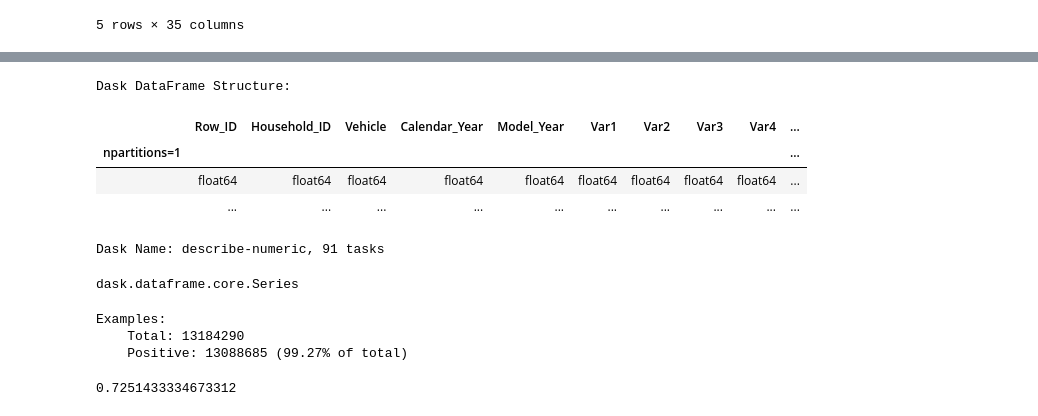
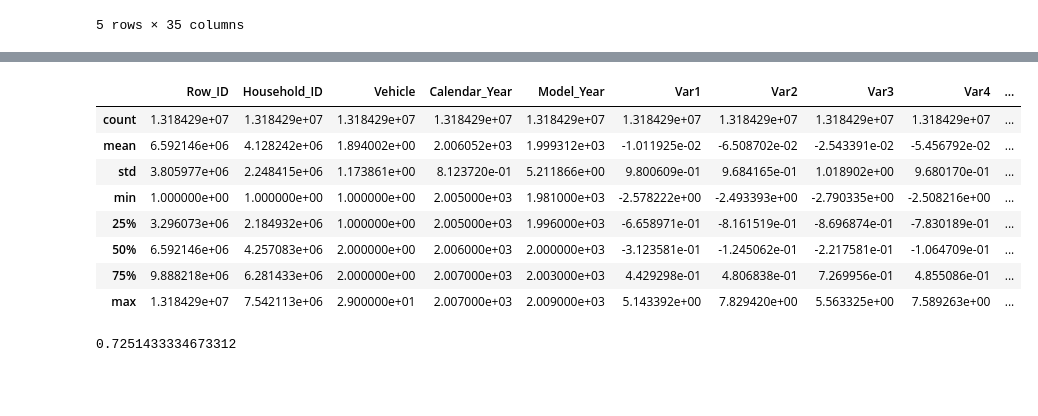
Before and after one commit to aderdouri/ActuarialThesis, a Jupyter notebook: AllstateClaimPredictionChallenge/myAllstateDataAnalysis2012.ipynb, the cells around one changed output, grey strips where cells are left out. Drawn from its saved outputs; the diff is of its cells as text; code cells hidden in the pictures; blank space fills up the shorter version.

```diff
--- a/AllstateClaimPredictionChallenge/myAllstateDataAnalysis2012.ipynb
+++ b/AllstateClaimPredictionChallenge/myAllstateDataAnalysis2012.ipynb
@@ -84,13 +82,12 @@ dtypes: object(17), float64(13), int64(5)
 # %%
-dask_df.describe()
+train_data.describe()
 # %% [output]
-Dask DataFrame Structure:
 |  | Row_ID | Household_ID | Vehicle | Calendar_Year | Model_Year | Var1 | Var2 | Var3 | Var4 | ... |
-| npartitions=1 |  |  |  |  |  |  |  |  |  | ... |
-|  | float64 | float64 | float64 | float64 | float64 | float64 | float64 | float64 | float64 | ... |
-|  | ... | ... | ... | ... | ... | ... | ... | ... | ... | ... |
+| count | 1.318429e+07 | 1.318429e+07 | 1.318429e+07 | 1.318429e+07 | 1.318429e+07 | 1.318429e+07 | 1.318429e+07 | 1.318429e+07 | 1.318429e+07 | ... |
+| mean | 6.592146e+06 | 4.128242e+06 | 1.894002e+00 | 2.006052e+03 | 1.999312e+03 | -1.011925e-02 | -6.508702e-02 | -2.543391e-02 | -5.456792e-02 | ... |
+| std | 3.805977e+06 | 2.248415e+06 | 1.173861e+00 | 8.123720e-01 | 5.211866e+00 | 9.800609e-01 | 9.684165e-01 | 1.018902e+00 | 9.680170e-01 | ... |
+| min | 1.000000e+00 | 1.000000e+00 | 1.000000e+00 | 2.005000e+03 | 1.981000e+03 | -2.578222e+00 | -2.493393e+00 | -2.790335e+00 | -2.508216e+00 | ... |
+| 25% | 3.296073e+06 | 2.184932e+06 | 1.000000e+00 | 2.005000e+03 | 1.996000e+03 | -6.658971e-01 | -8.161519e-01 | -8.696874e-01 | -7.830189e-01 | ... |
+| 50% | 6.592146e+06 | 4.257083e+06 | 2.000000e+00 | 2.006000e+03 | 2.000000e+03 | -3.123581e-01 | -1.245062e-01 | -2.217581e-01 | -1.064709e-01 | ... |
+| 75% | 9.888218e+06 | 6.281433e+06 | 2.000000e+00 | 2.007000e+03 | 2.003000e+03 | 4.429298e-01 | 4.806838e-01 | 7.269956e-01 | 4.855086e-01 | ... |
+| max | 1.318429e+07 | 7.542113e+06 | 2.900000e+01 | 2.007000e+03 | 2.009000e+03 | 5.143392e+00 | 7.829420e+00 | 5.563325e+00 | 7.589263e+00 | ... |
-Dask Name: describe-numeric, 91 tasks
-# %%
-type(dask_df['Claim_Amount'])
-# %% [output]
-dask.dataframe.core.Series
@@ -99,10 +94 @@ dask_df['Class'] = dask_df['Claim_Amount'].map(lambda amt: 1 if amt==0.0 else 0)
-# %%
-neg, pos = np.bincount(dask_df['Class'])
-total = neg + pos
-print('Examples:\n    Total: {}\n    Positive: {} ({:.2f}% of total)\n'.format(
-    total, pos, 100 * pos / total))
-# %% [output]
-Examples:
-    Total: 13184290
-    Positive: 13088685 (99.27% of total)
 # %%
```
Also changed, not shown: parts of 58 cells of this notebook.
